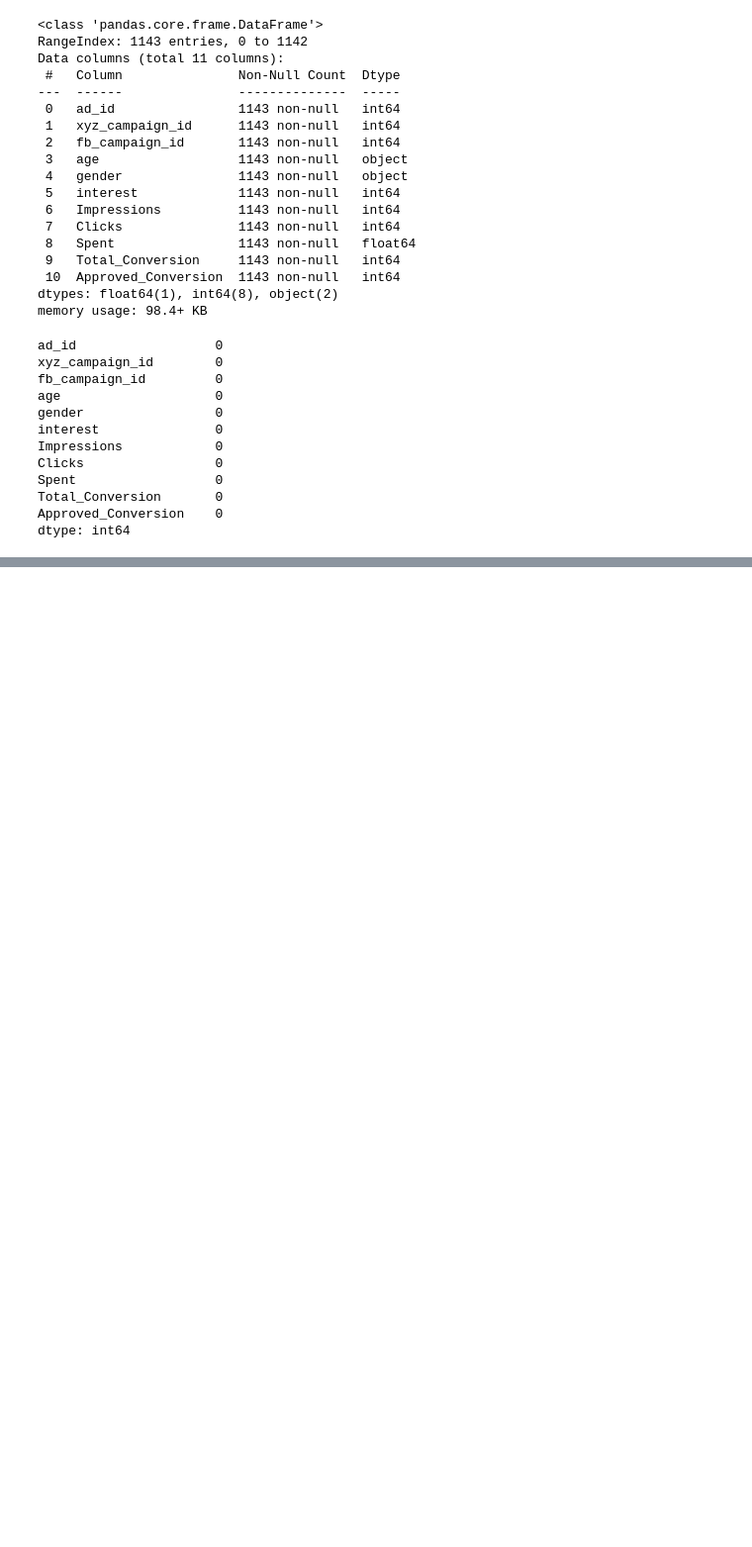
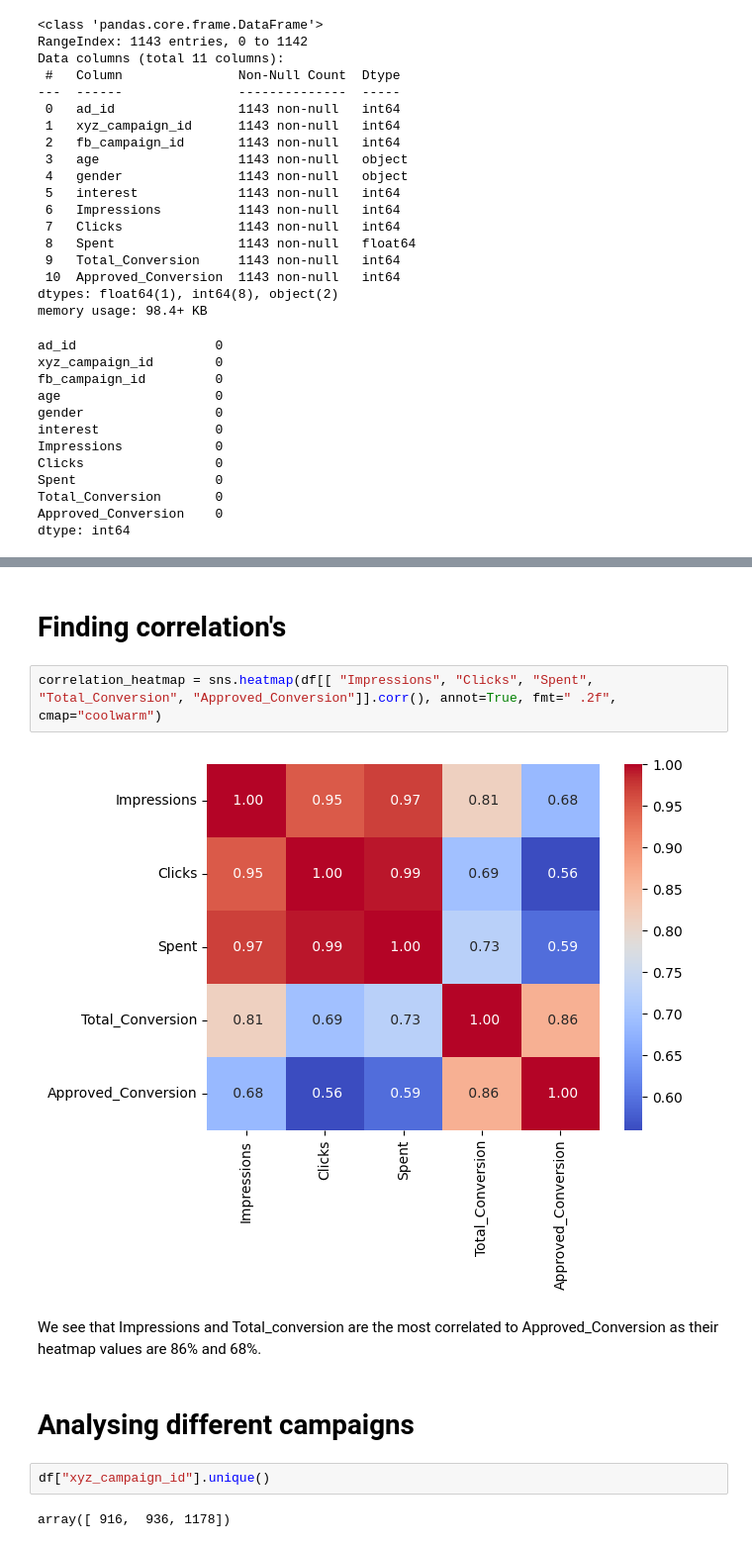
Before and after one commit to joela03/Marketing-EDA, a Jupyter notebook: marketing_eda.ipynb, the cells around one changed output, grey strips where cells are left out. Shown at 99% size. Saved outputs shown, nothing was run; the diff lists cells and outputs as text; blank space fills up the shorter version.

```diff
--- a/marketing_eda.ipynb
+++ b/marketing_eda.ipynb
@@ -55,0 +61,14 @@ dtype: int64
+# %% [markdown]
+# Finding correlation's
+# %%
+correlation_heatmap = sns.heatmap(df[[ "Impressions", "Clicks", "Spent", "Total_Conversion", "Approved_Conversion"]].corr(), annot=True, fmt=" .2f", cmap="coolwarm")
+# %% [output]
+[figure, added]
+# %% [markdown]
+We see that Impressions and Total_conversion are the most correlated to Approved_Conversion as their heatmap values are 86% and 68%.
+# %% [markdown]
+# Analysing different campaigns
+# %%
+df["xyz_campaign_id"].unique()
+# %% [output]
+array([ 916,  936, 1178])
```
Also changed, not shown: parts of 3 cells of this notebook, 1 other file.
